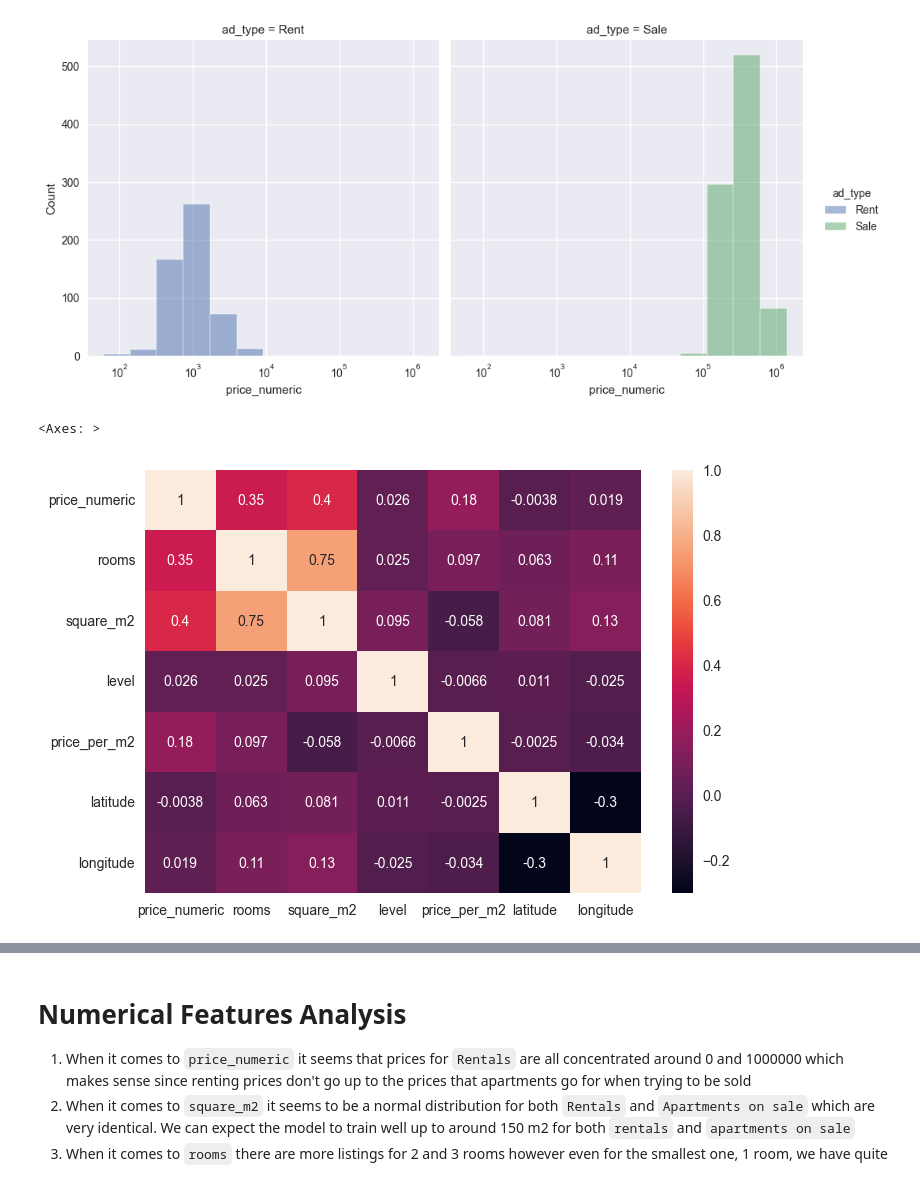
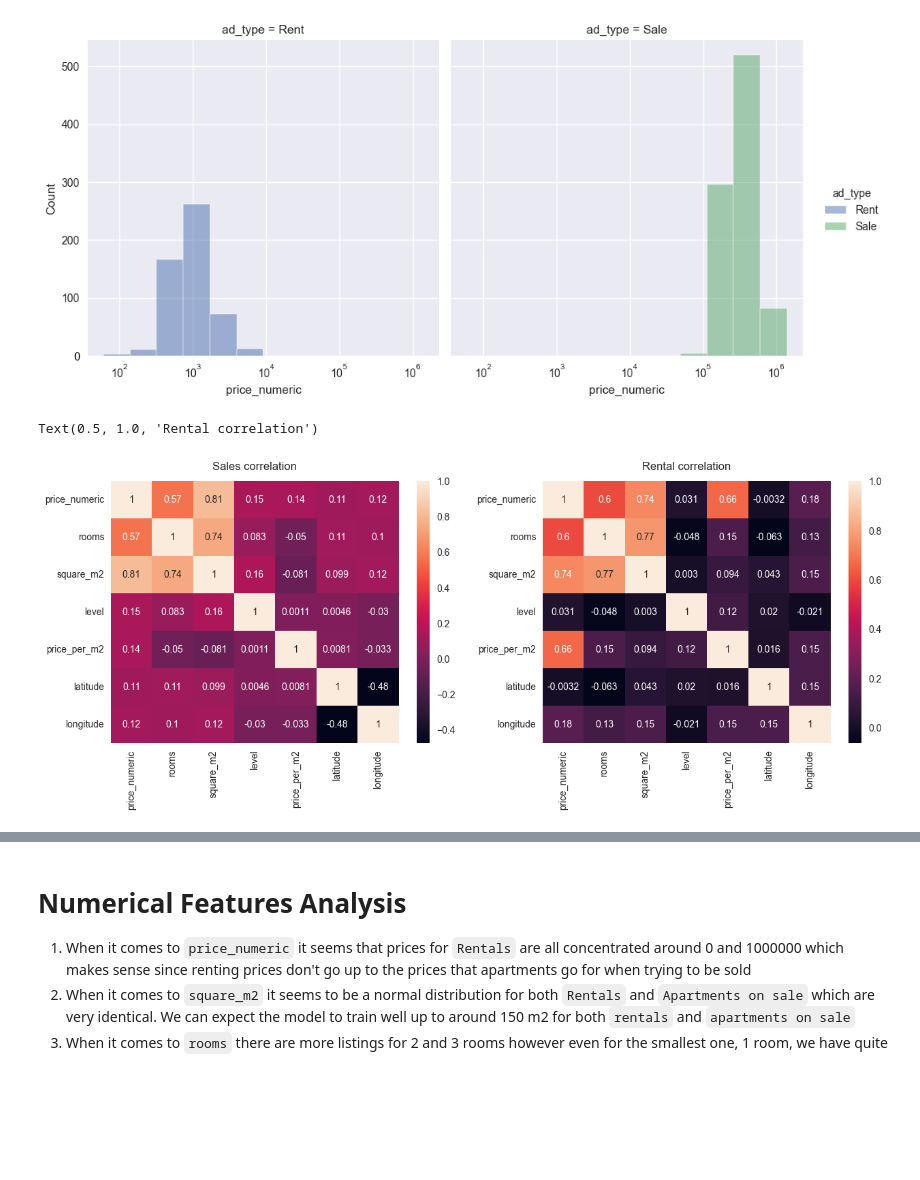
Before and after one commit to EmreArapcicUevak/EE418-Introduction-to-Machine-Learning-Project, a Jupyter notebook: notebooks/feature_analysis.ipynb, the cells around one changed output, grey strips where cells are left out. Drawn from its saved outputs; the diff is of its cells as text; code cells hidden in the pictures; blank space fills up the shorter version.

Commit message:
Print out the correlation heatmap for both the log of the price and just the price itself

```diff
--- a/notebooks/feature_analysis.ipynb
+++ b/notebooks/feature_analysis.ipynb
@@ -296,8 +296,19 @@ sns.displot(data=apartments, x="price_numeric", kind='hist', col='ad_type', log_
 <seaborn.axisgrid.FacetGrid at 0x...>
 [figure]
 # %%
-corr_matrix = apartments.corr(numeric_only=True)
-sns.heatmap(data=corr_matrix, annot=True)
+corr_matrix_sales = apartments[apartments['ad_type'] == 'Sale'].corr(numeric_only=True)
+corr_matrix_rent = apartments[apartments['ad_type'] == 'Rent'].corr(numeric_only=True)
+
+plt.subplots(nrows = 1, ncols=2, figsize=(15, 5))
+plt.subplots_adjust(wspace=0.2)
+
+plt.subplot(1, 2, 1)
+sns.heatmap(data=corr_matrix_sales, annot=True)
+plt.title('Sales correlation', pad=12)
+
+plt.subplot(1, 2, 2)
+sns.heatmap(data=corr_matrix_rent, annot=True)
+plt.title('Rental correlation', pad=12)
 # %% [output]
-<Axes: >
+Text(0.5, 1.0, 'Rental correlation')
-[figure, old version]
+[figure, new version]
```
Also changed, not shown: parts of 4 cells of this notebook.
